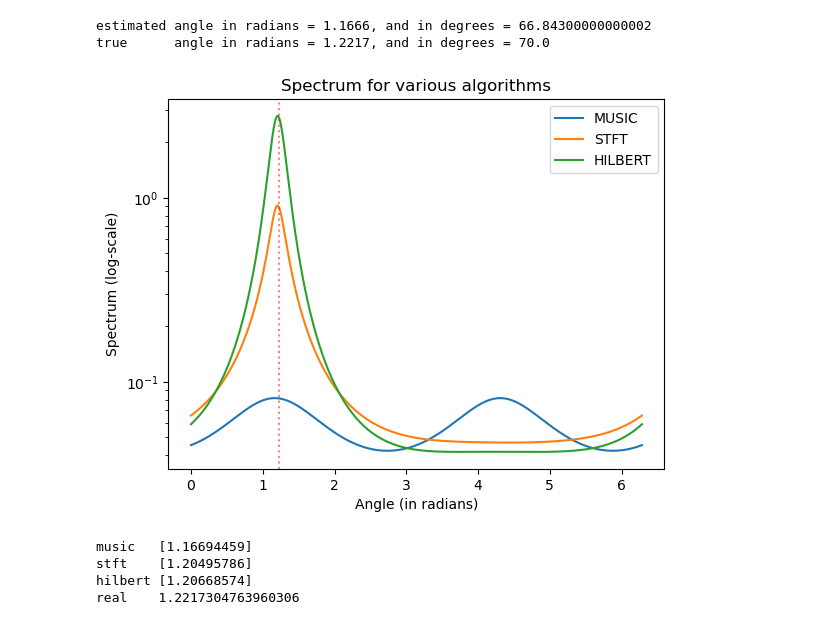
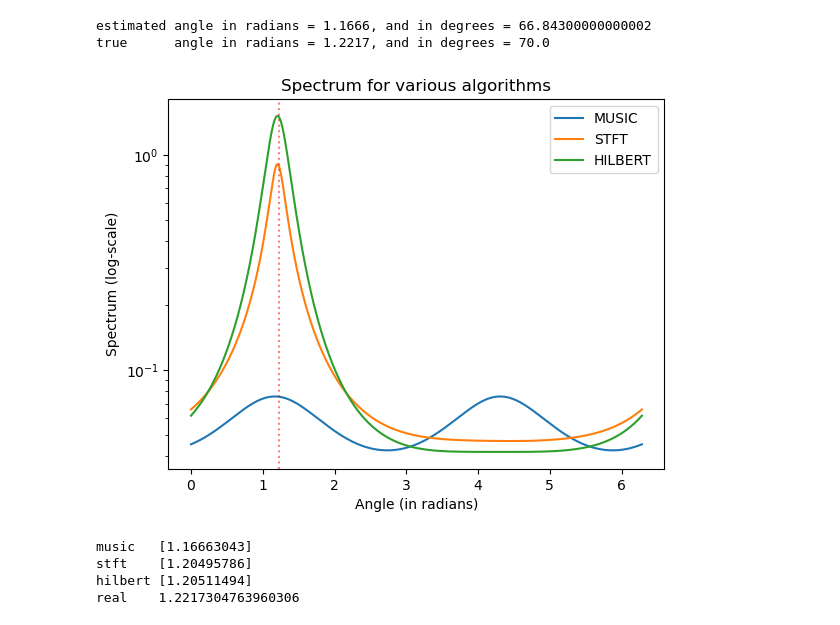
Before and after one commit to MichelDucartier/music_doa, a Jupyter notebook: MUSIC_demo.ipynb, the cells around one changed output. Drawn from its saved outputs; the diff is of its cells as text; code cells hidden in the pictures.

```diff
--- a/MUSIC_demo.ipynb
+++ b/MUSIC_demo.ipynb
@@ -263,34 +263,33 @@ print(f'true      angle in radians = {angle_rad:.4f}, and in degrees = {angle_ra
 # %% [output]
 estimated angle in radians = 1.1666, and in degrees = 66.84300000000002
 true      angle in radians = 1.2217, and in degrees = 70.0
+# %%
+main_frequency_real_data = 600
+stft = music_with_frequency(data, 1, fs_real, mics_coords, segment_duration=1, freq_range=[0, 1200], verbose=False)
+music_spectrum = music(data, 1, mics_coords, main_frequency_real_data, verbose=False)
+hilbert_spectrum = music(hilbert(data).conj(), 1, mics_coords, main_frequency_real_data, verbose=False)
 # %%
-main_frequency_real_data = 650
-
-stft = music_with_frequency(data, 1, fs_real, mics_coords, segment_duration=1, freq_range=[0, 1200], verbose=False)
-music_spectrum = music(data, 1, mics_coords, main_frequency_real_data, verbose=False)
-hilbert = music(hilbert(data).conj(), 1, mics_coords, main_frequency_real_data, verbose=False)
-
 X = np.linspace(0, 2 * np.pi, 10000)
 
 plt.plot(X, [music_spectrum(x) for x in X], label='MUSIC')
 plt.plot(X, [stft(x) for x in X], label='STFT')
-plt.plot(X, [hilbert(x) for x in X], label='HILBERT')
+plt.plot(X, [hilbert_spectrum(x) for x in X], label='HILBERT')
 plt.yscale('log')
 plt.xlabel('Angle (in radians)')
 plt.ylabel('Spectrum (log-scale)')
 plt.title('Spectrum for various algorithms')
 plt.legend()
 plt.axvline(x=angle_rad, color='red', linestyle=':', alpha=0.5)
 plt.show()
 # %% [output]
-[figure, old version]
+[figure, new version]
 # %%
 print('music  ', extract_frequencies(music_spectrum, 1, [0, np.pi/2]))
 print('stft   ', extract_frequencies(stft, 1, [0, np.pi/2]))
-print('hilbert', extract_frequencies(hilbert, 1, [0, np.pi/2]))
+print('hilbert', extract_frequencies(hilbert_spectrum, 1, [0, np.pi/2]))
 print('real   ', angle_rad)
 # %% [output]
-music   [1.16694459]
+music   [1.16663043]
 stft    [1.20495786]
-hilbert [1.20668574]
+hilbert [1.20511494]
 real    1.2217304763960306
```
Also changed, not shown: parts of 5 cells of this notebook.
